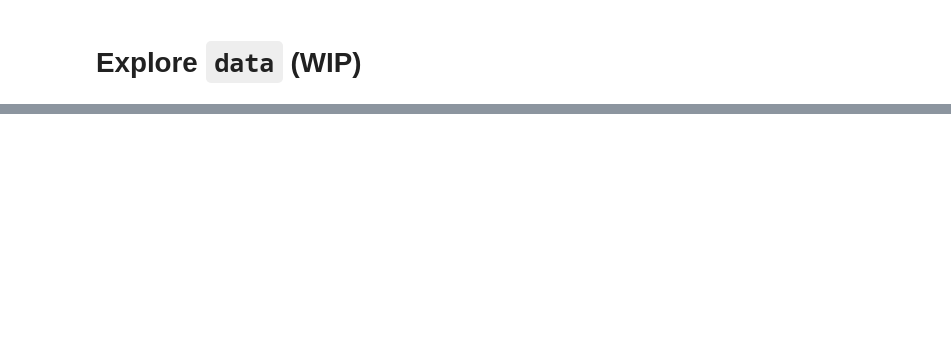
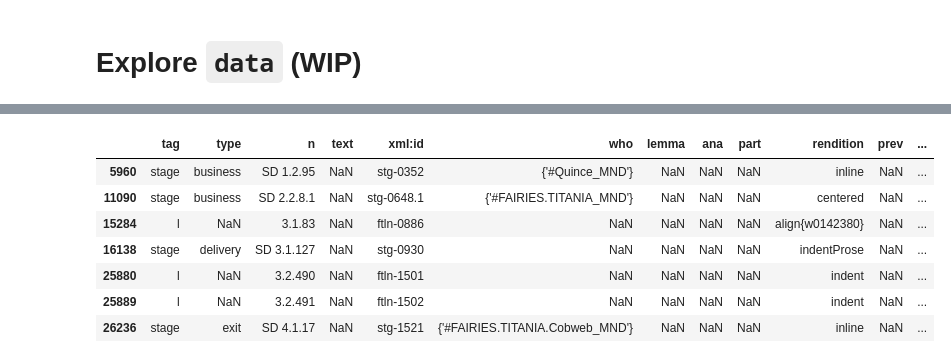
Before and after one commit to hyperbard/tutorials, a Jupyter notebook: notebooks/data.ipynb, the cells around one changed output, grey strips where cells are left out. Saved outputs shown, nothing was run; the diff lists cells and outputs as text; code cells hidden in the pictures; blank space fills up the shorter version.

```diff
--- a/notebooks/data.ipynb
+++ b/notebooks/data.ipynb
@@ -18,0 +76,11 @@ raw_df.head()
+# %%
+raw_df.query("not rendition.isna()")
+# %% [output]
+|  | tag | type | n | text | xml:id | who | lemma | ana | part | rendition | prev | ... |
+| 5960 | stage | business | SD 1.2.95 | NaN | stg-0352 | {'#Quince_MND'} | NaN | NaN | NaN | inline | NaN | ... |
+| 11090 | stage | business | SD 2.2.8.1 | NaN | stg-0648.1 | {'#FAIRIES.TITANIA_MND'} | NaN | NaN | NaN | centered | NaN | ... |
+| 15284 | l | NaN | 3.1.83 | NaN | ftln-0886 | NaN | NaN | NaN | NaN | align{w0142380} | NaN | ... |
+| 16138 | stage | delivery | SD 3.1.127 | NaN | stg-0930 | NaN | NaN | NaN | NaN | indentProse | NaN | ... |
+| 25880 | l | NaN | 3.2.490 | NaN | ftln-1501 | NaN | NaN | NaN | NaN | indent | NaN | ... |
+| 25889 | l | NaN | 3.2.491 | NaN | ftln-1502 | NaN | NaN | NaN | NaN | indent | NaN | ... |
+| 26236 | stage | exit | SD 4.1.17 | NaN | stg-1521 | {'#FAIRIES.TITANIA.Cobweb_MND'} | NaN | NaN | NaN | inline | NaN | ... |
```
Also changed, not shown: parts of 15 cells of this notebook.
